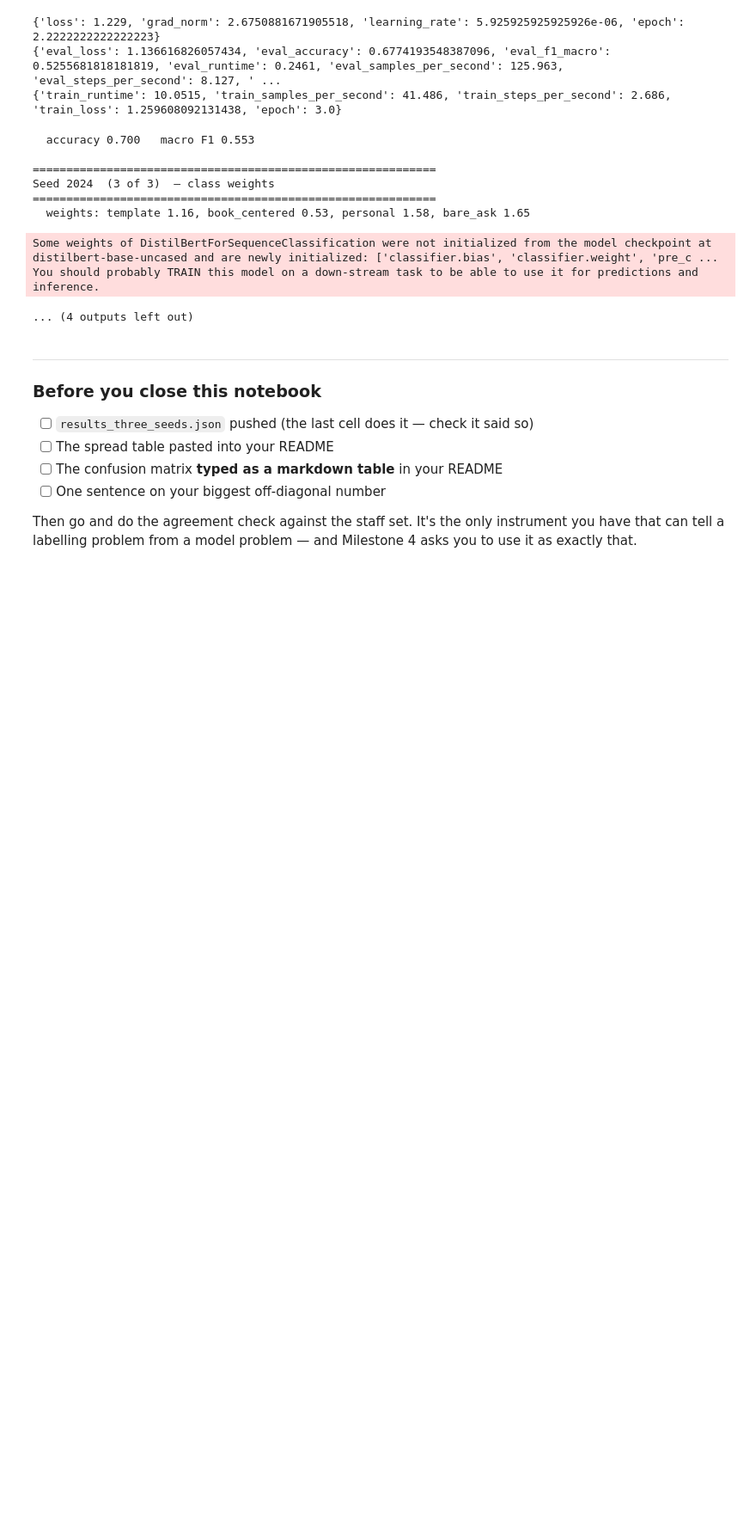
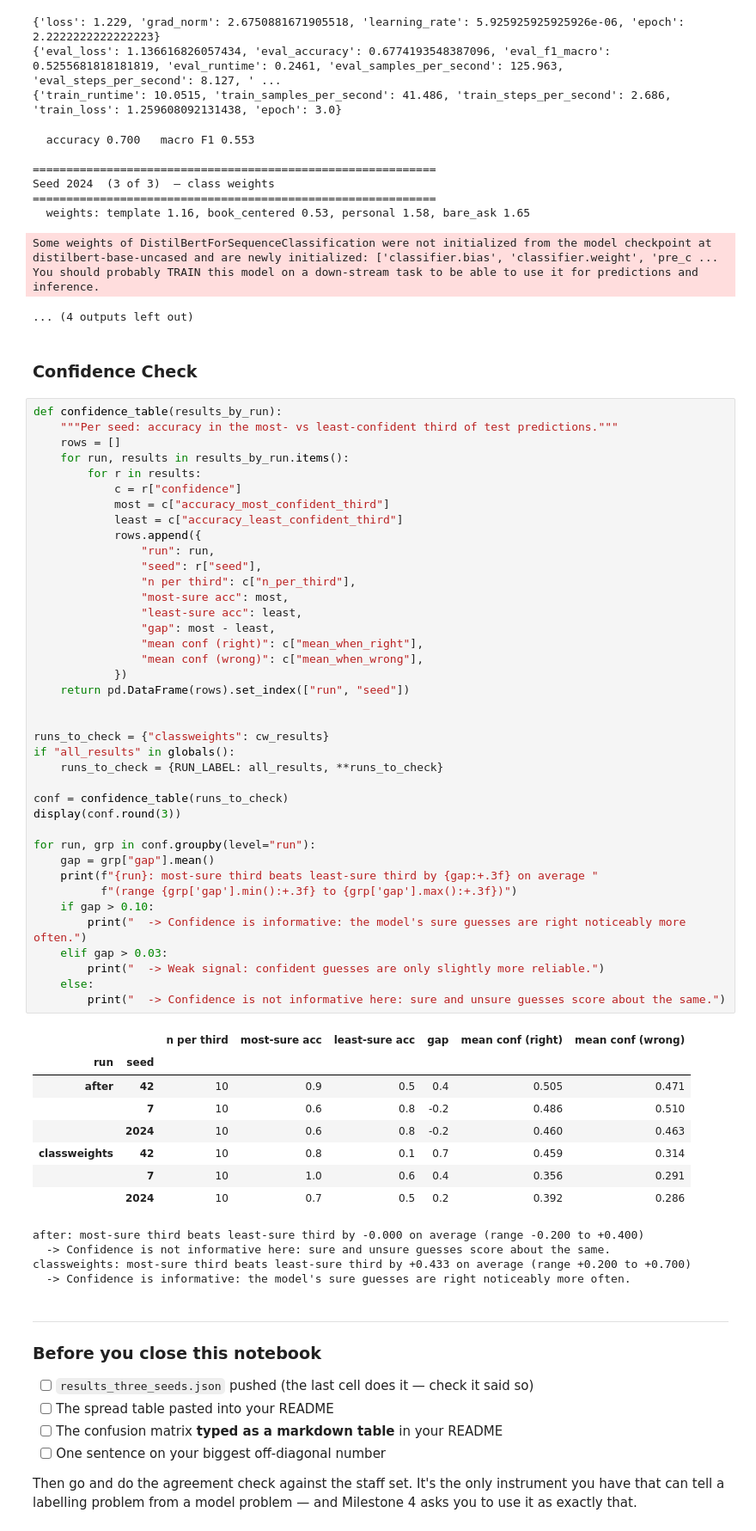
Before and after one commit to mcamilaCA/ai201-project3-takemeter-starter-v2026, a Jupyter notebook: takemeter.ipynb, the cells around one changed output. Shown at 86% size. Cells and saved outputs as stored; diff of their text form; blank space fills up the shorter version.

```diff
--- a/takemeter.ipynb
+++ b/takemeter.ipynb
@@ -1119,6 +1119,60 @@ Seed 2024  (3 of 3)  — class weights
 Some weights of DistilBertForSequenceClassification were not initialized from the model checkpoint at distilbert-base-uncased and are newly initialized: ['classifier.bias', 'classifier.weight', 'pre_c ...
 You should probably TRAIN this model on a down-stream task to be able to use it for predictions and inference.
 ... (4 outputs left out)
+# %% [markdown]
+### Confidence Check
+# %%
+def confidence_table(results_by_run):
+    """Per seed: accuracy in the most- vs least-confident third of test predictions."""
+    rows = []
+    for run, results in results_by_run.items():
+        for r in results:
+            c = r["confidence"]
+            most = c["accuracy_most_confident_third"]
+            least = c["accuracy_least_confident_third"]
+            rows.append({
+                "run": run,
+                "seed": r["seed"],
+                "n per third": c["n_per_third"],
+                "most-sure acc": most,
+                "least-sure acc": least,
+                "gap": most - least,
+                "mean conf (right)": c["mean_when_right"],
+                "mean conf (wrong)": c["mean_when_wrong"],
+            })
+    return pd.DataFrame(rows).set_index(["run", "seed"])
+
+
+runs_to_check = {"classweights": cw_results}
+if "all_results" in globals():
+    runs_to_check = {RUN_LABEL: all_results, **runs_to_check}
+
+conf = confidence_table(runs_to_check)
+display(conf.round(3))
+
+for run, grp in conf.groupby(level="run"):
+    gap = grp["gap"].mean()
+    print(f"{run}: most-sure third beats least-sure third by {gap:+.3f} on average "
+          f"(range {grp['gap'].min():+.3f} to {grp['gap'].max():+.3f})")
+    if gap > 0.10:
+        print("  -> Confidence is informative: the model's sure guesses are right noticeably more often.")
+    elif gap > 0.03:
+        print("  -> Weak signal: confident guesses are only slightly more reliable.")
+    else:
+        print("  -> Confidence is not informative here: sure and unsure guesses score about the same.")
+# %% [output]
+|  |  | n per third | most-sure acc | least-sure acc | gap | mean conf (right) | mean conf (wrong) |
+| run | seed |  |  |  |  |  |  |
+| after | 42 | 10 | 0.9 | 0.5 | 0.4 | 0.505 | 0.471 |
+|  | 7 | 10 | 0.6 | 0.8 | -0.2 | 0.486 | 0.510 |
+|  | 2024 | 10 | 0.6 | 0.8 | -0.2 | 0.460 | 0.463 |
+| classweights | 42 | 10 | 0.8 | 0.1 | 0.7 | 0.459 | 0.314 |
+|  | 7 | 10 | 1.0 | 0.6 | 0.4 | 0.356 | 0.291 |
+|  | 2024 | 10 | 0.7 | 0.5 | 0.2 | 0.392 | 0.286 |
+after: most-sure third beats least-sure third by -0.000 on average (range -0.200 to +0.400)
+  -> Confidence is not informative here: sure and unsure guesses score about the same.
+classweights: most-sure third beats least-sure third by +0.433 on average (range +0.200 to +0.700)
+  -> Confidence is informative: the model's sure guesses are right noticeably more often.
 # %% [markdown]
 ---
 
```
Also changed, not shown: 1 other file.
